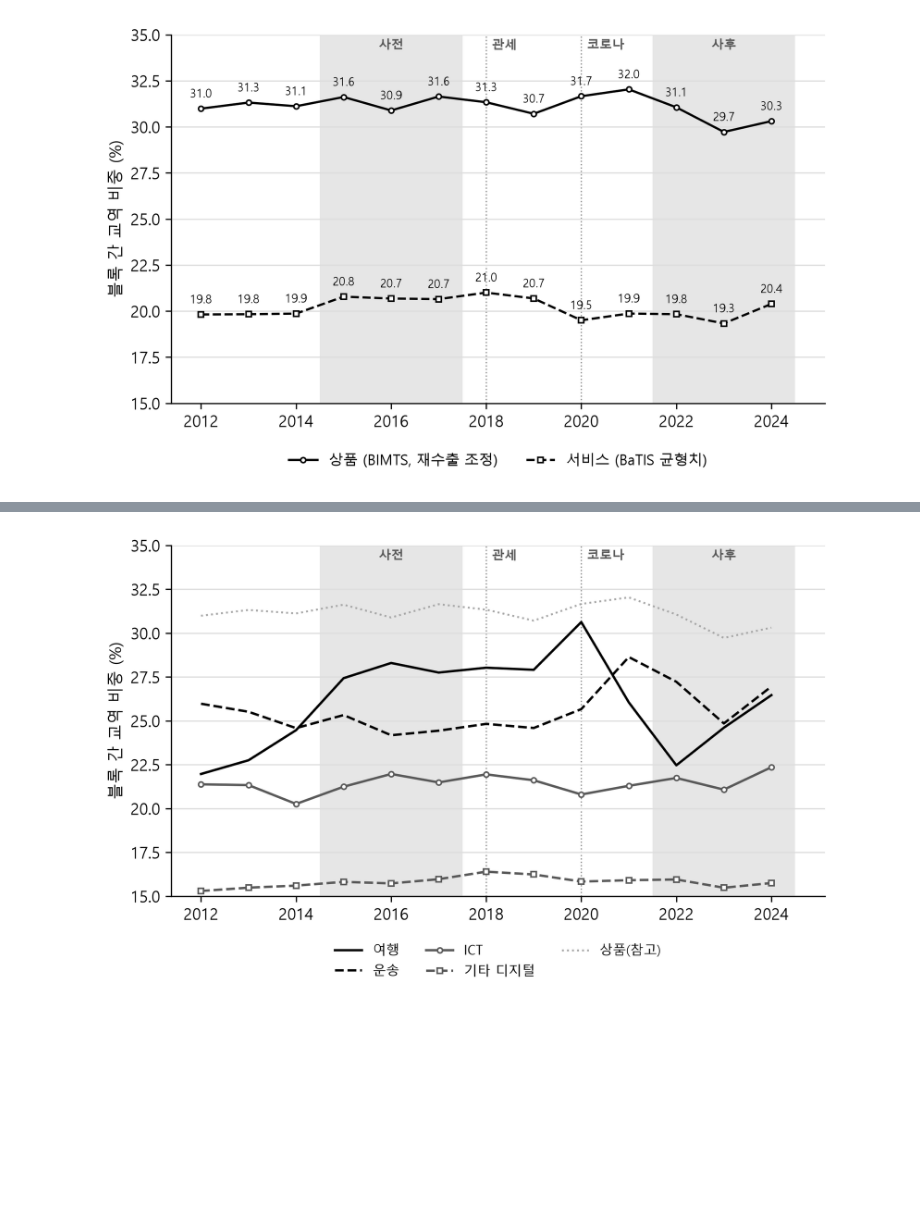
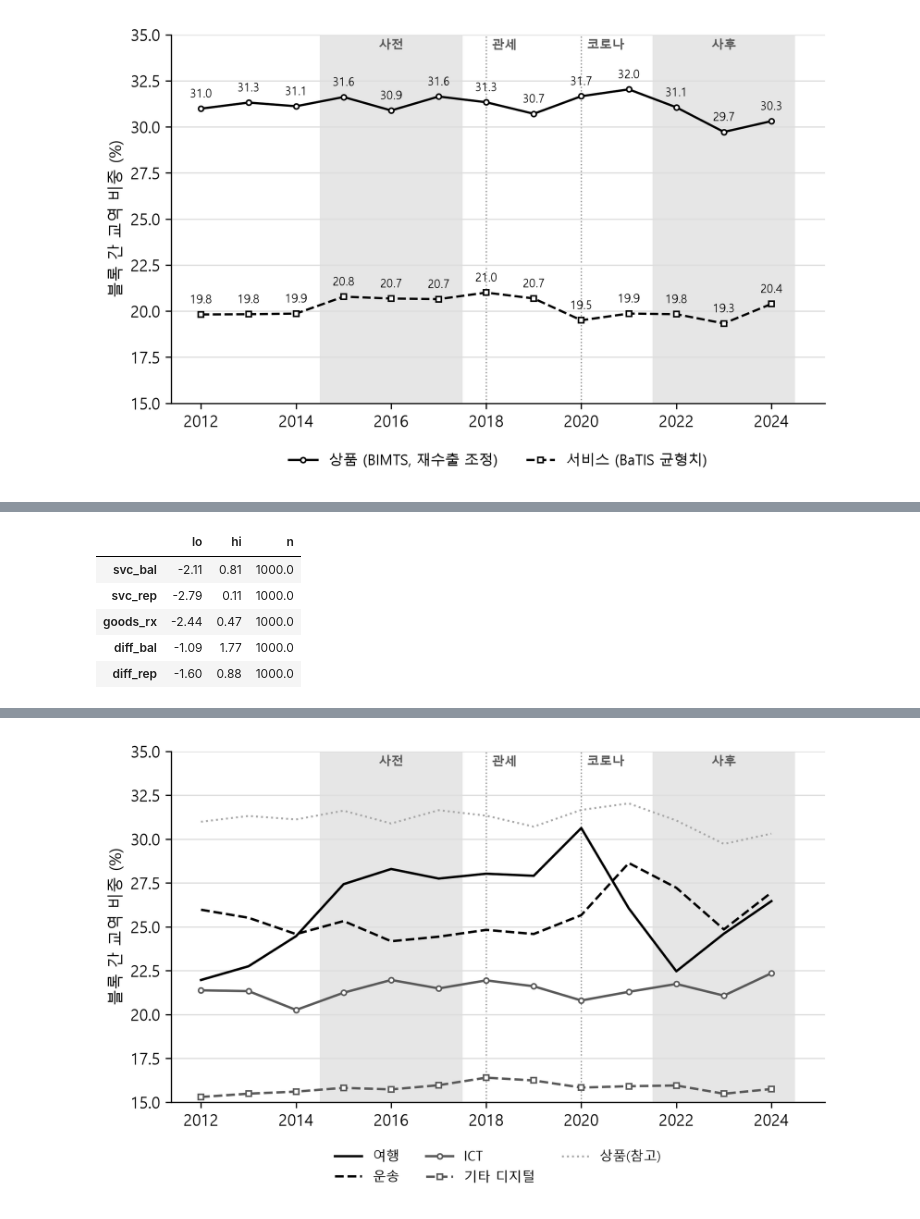
Before and after one commit to pilsunchoi/Services, a Jupyter notebook: research/02-fragmentation/reproduce.ipynb, the cells around one changed output, grey strips where cells are left out. Saved outputs shown, nothing was run; the diff lists cells and outputs as text; code cells hidden in the pictures; blank space fills up the shorter version.

```diff
--- a/research/02-fragmentation/reproduce.ipynb
+++ b/research/02-fragmentation/reproduce.ipynb
@@ -98,0 +516,39 @@ display(Image(IMG / "fig1_cross_share.png", width=740))
+# %%
+rng = np.random.default_rng(20260916)
+
+
+def exporter_sums(df, val, dname, years):
+    d = tag(df, dname)
+    d = d[d.year.isin(years)]
+    g = d.groupby("i")
+    return pd.DataFrame({"tot": g[val].sum(), "cross": d[d.bi != d.bj].groupby("i")[val].sum()}).fillna(0)
+
+
+boot = {}
+for name in ("svc_bal", "svc_rep", "goods_rx"):
+    df, val = series[name]
+    boot[name] = (exporter_sums(df, val, "D1", PER["pre"]), exporter_sums(df, val, "D1", post_years(name)))
+exps = sorted(set(boot["goods_rx"][0].index) | set(boot["svc_bal"][0].index))
+REPS = 1000
+draws = {k: [] for k in ("svc_bal", "svc_rep", "goods_rx", "diff_bal", "diff_rep")}
+for _ in range(REPS):
+    samp = rng.choice(exps, size=len(exps), replace=True)
+    dd = {}
+    for name, (pre_s, post_s) in boot.items():
+        p0 = pre_s.reindex(samp).fillna(0).sum()
+        p1 = post_s.reindex(samp).fillna(0).sum()
+        dd[name] = 100 * (p1.cross / p1.tot - p0.cross / p0.tot)
+        draws[name].append(dd[name])
+    draws["diff_bal"].append(dd["svc_bal"] - dd["goods_rx"])
+    draws["diff_rep"].append(dd["svc_rep"] - dd["goods_rx"])
+S["bootstrap_D1"] = {k: {"lo": r(np.percentile(v, 2.5)), "hi": r(np.percentile(v, 97.5)), "n": REPS}
+                     for k, v in draws.items()}
+S["bootstrap_D1"]["n_exporters"] = len(exps)
+pd.DataFrame({k: v for k, v in S["bootstrap_D1"].items() if isinstance(v, dict)}).T
+# %% [output]
+|  | lo | hi | n |
+| svc_bal | -2.11 | 0.81 | 1000.0 |
+| svc_rep | -2.79 | 0.11 | 1000.0 |
+| goods_rx | -2.44 | 0.47 | 1000.0 |
+| diff_bal | -1.09 | 1.77 | 1000.0 |
+| diff_rep | -1.60 | 0.88 | 1000.0 |
```
Also changed, not shown: parts of 25 cells of this notebook.
